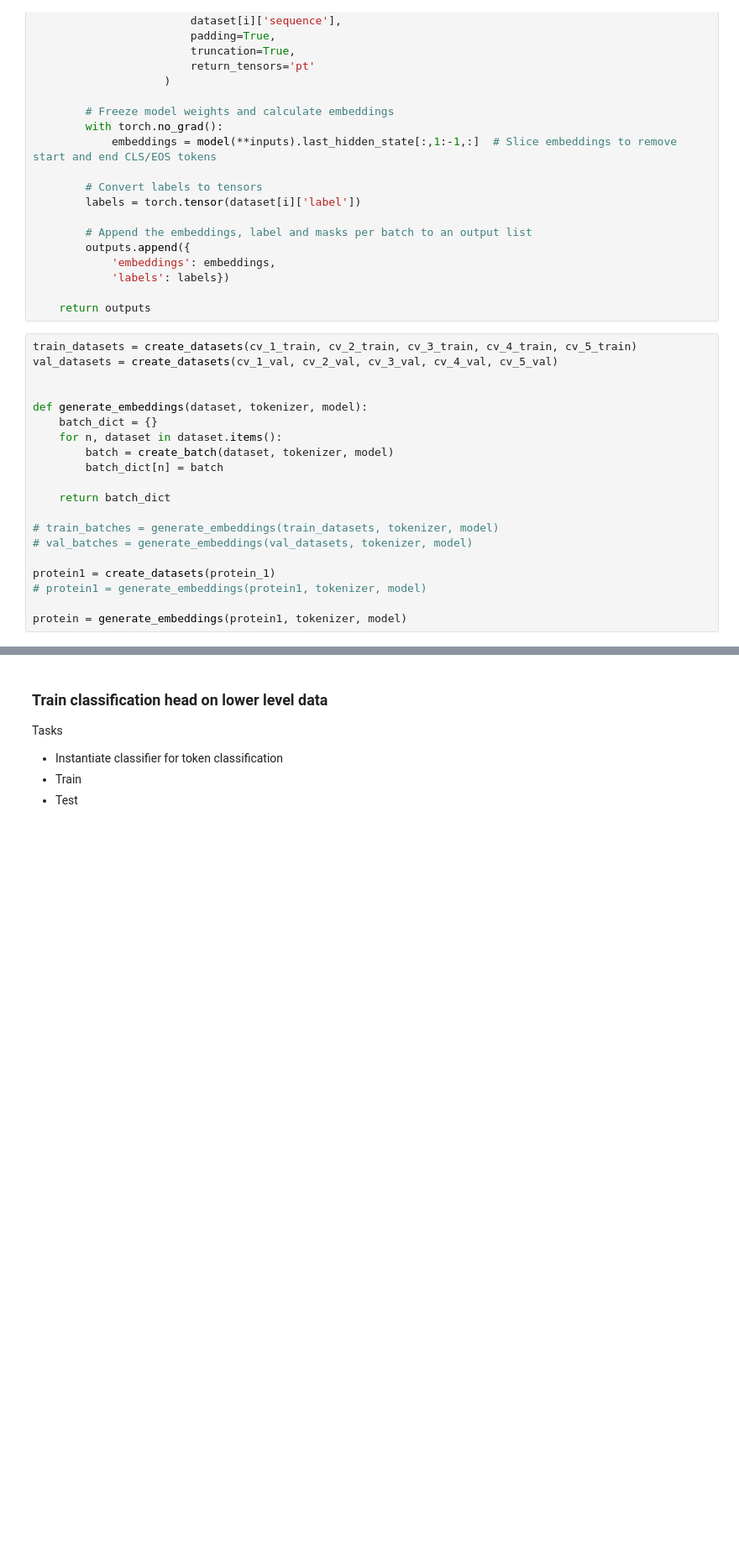
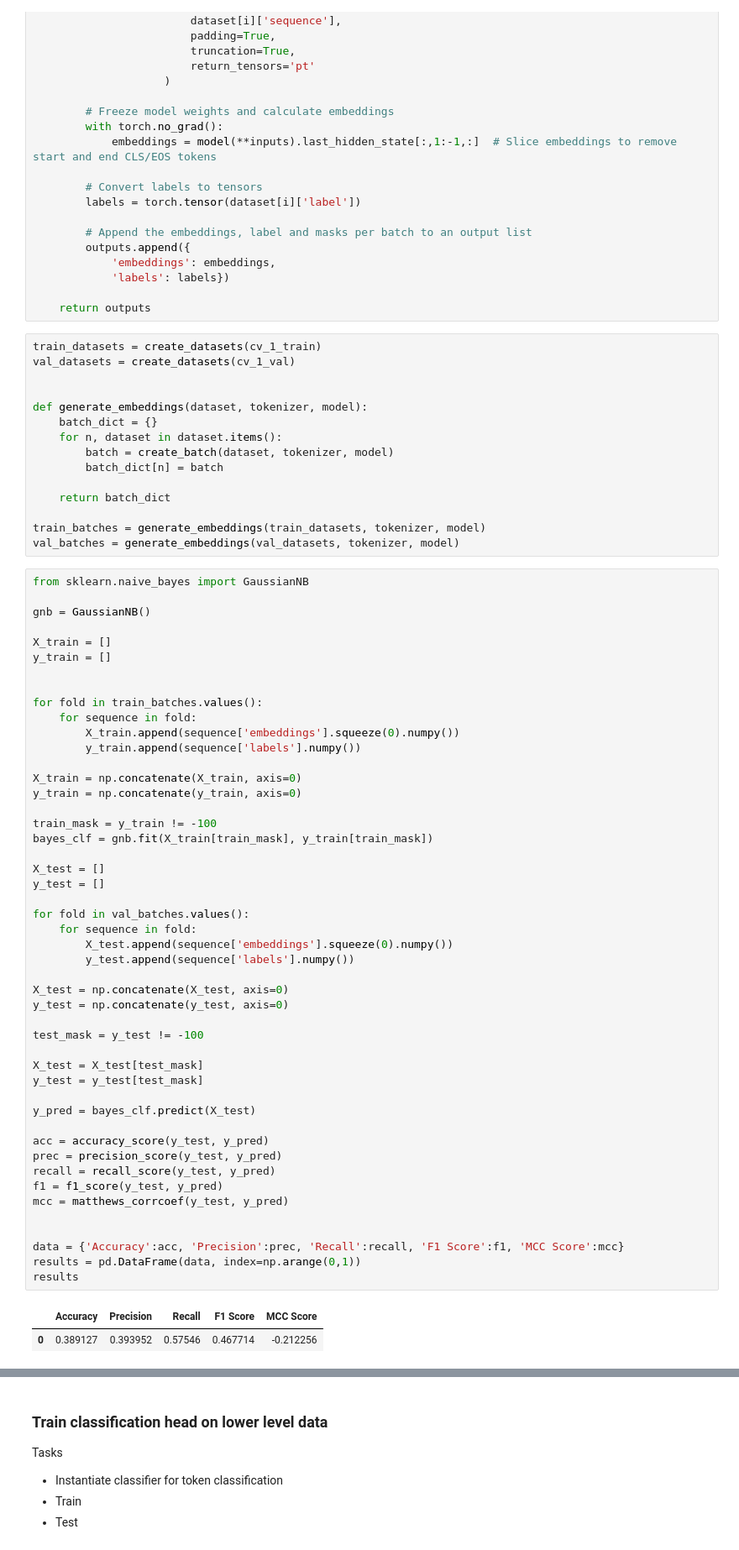
Before and after one commit to harryb257/MScProject, a Jupyter notebook: ESM2 baseline debugging.ipynb, the cells around one changed output, grey strips where cells are left out. Shown at 84% size. Cells and saved outputs as stored; diff of their text form; blank space fills up the shorter version.

```diff
--- a/ESM2 baseline debugging.ipynb
+++ b/ESM2 baseline debugging.ipynb
@@ -329,8 +320,8 @@ def create_batch(dataset, tokenizer, model):
 
     return outputs
 # %%
-train_datasets = create_datasets(cv_1_train, cv_2_train, cv_3_train, cv_4_train, cv_5_train)
-val_datasets = create_datasets(cv_1_val, cv_2_val, cv_3_val, cv_4_val, cv_5_val)
+train_datasets = create_datasets(cv_1_train)
+val_datasets = create_datasets(cv_1_val)
 
 
 def generate_embeddings(dataset, tokenizer, model):
@@ -341,10 +332,56 @@ def generate_embeddings(dataset, tokenizer, model):
 
     return batch_dict
 
-# train_batches = generate_embeddings(train_datasets, tokenizer, model)
-# val_batches = generate_embeddings(val_datasets, tokenizer, model)
-
-protein1 = create_datasets(protein_1)
-# protein1 = generate_embeddings(protein1, tokenizer, model)
-
-protein = generate_embeddings(protein1, tokenizer, model)
+train_batches = generate_embeddings(train_datasets, tokenizer, model)
+val_batches = generate_embeddings(val_datasets, tokenizer, model)
+# %%
+from sklearn.naive_bayes import GaussianNB
+
+gnb = GaussianNB()
+
+X_train = []
+y_train = []
+
+
+for fold in train_batches.values():
+    for sequence in fold:
+        X_train.append(sequence['embeddings'].squeeze(0).numpy())
+        y_train.append(sequence['labels'].numpy())
+
+X_train = np.concatenate(X_train, axis=0)
+y_train = np.concatenate(y_train, axis=0)
+
+train_mask = y_train != -100
+bayes_clf = gnb.fit(X_train[train_mask], y_train[train_mask])
+
+X_test = []
+y_test = []
+
+for fold in val_batches.values():
+    for sequence in fold:
+        X_test.append(sequence['embeddings'].squeeze(0).numpy())
+        y_test.append(sequence['labels'].numpy())
+
+X_test = np.concatenate(X_test, axis=0)
+y_test = np.concatenate(y_test, axis=0)
+
+test_mask = y_test != -100
+
+X_test = X_test[test_mask]
+y_test = y_test[test_mask]
+
+y_pred = bayes_clf.predict(X_test)
+
+acc = accuracy_score(y_test, y_pred)
+prec = precision_score(y_test, y_pred)
+recall = recall_score(y_test, y_pred)
+f1 = f1_score(y_test, y_pred)
+mcc = matthews_corrcoef(y_test, y_pred)
+
+
+data = {'Accuracy':acc, 'Precision':prec, 'Recall':recall, 'F1 Score':f1, 'MCC Score':mcc}
+results = pd.DataFrame(data, index=np.arange(0,1))
+results
+# %% [output]
+|  | Accuracy | Precision | Recall | F1 Score | MCC Score |
+| 0 | 0.389127 | 0.393952 | 0.57546 | 0.467714 | -0.212256 |
```
Also changed, not shown: parts of 11 cells of this notebook.
